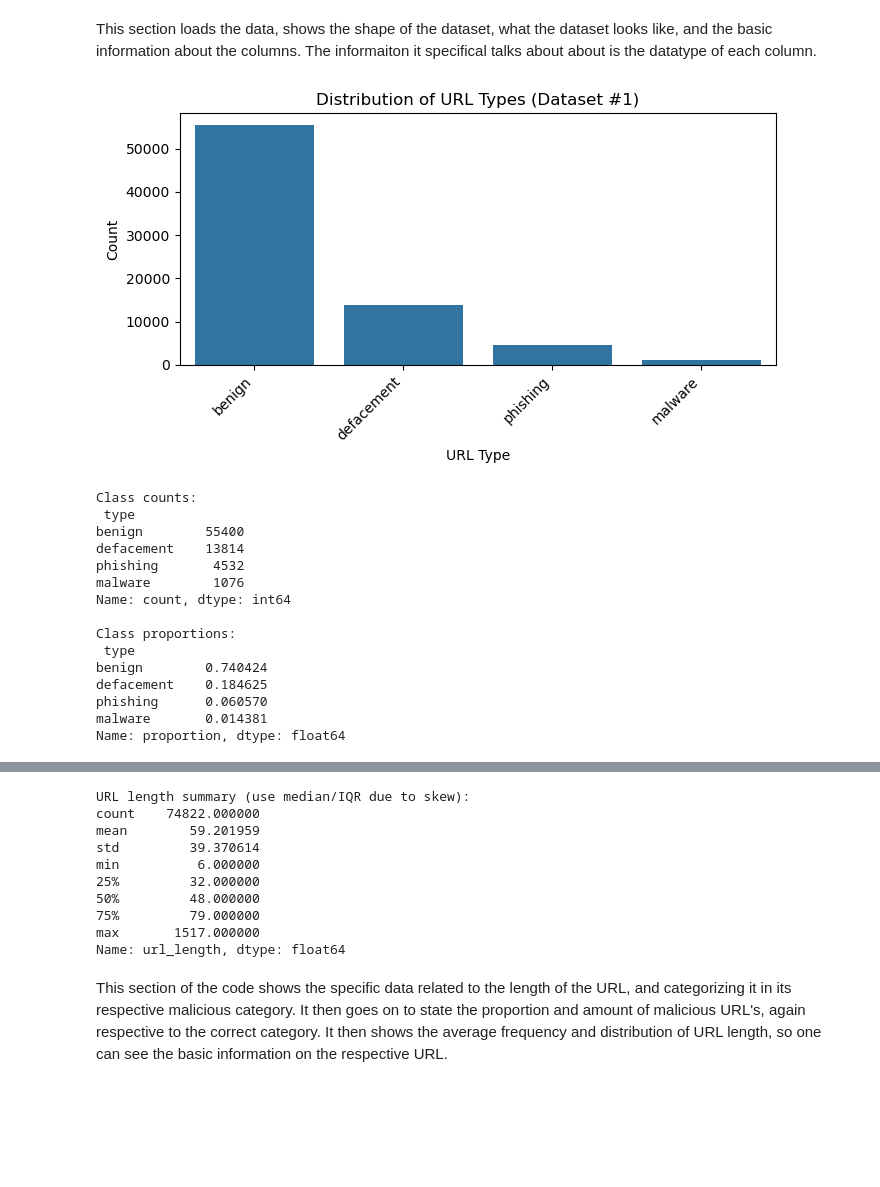
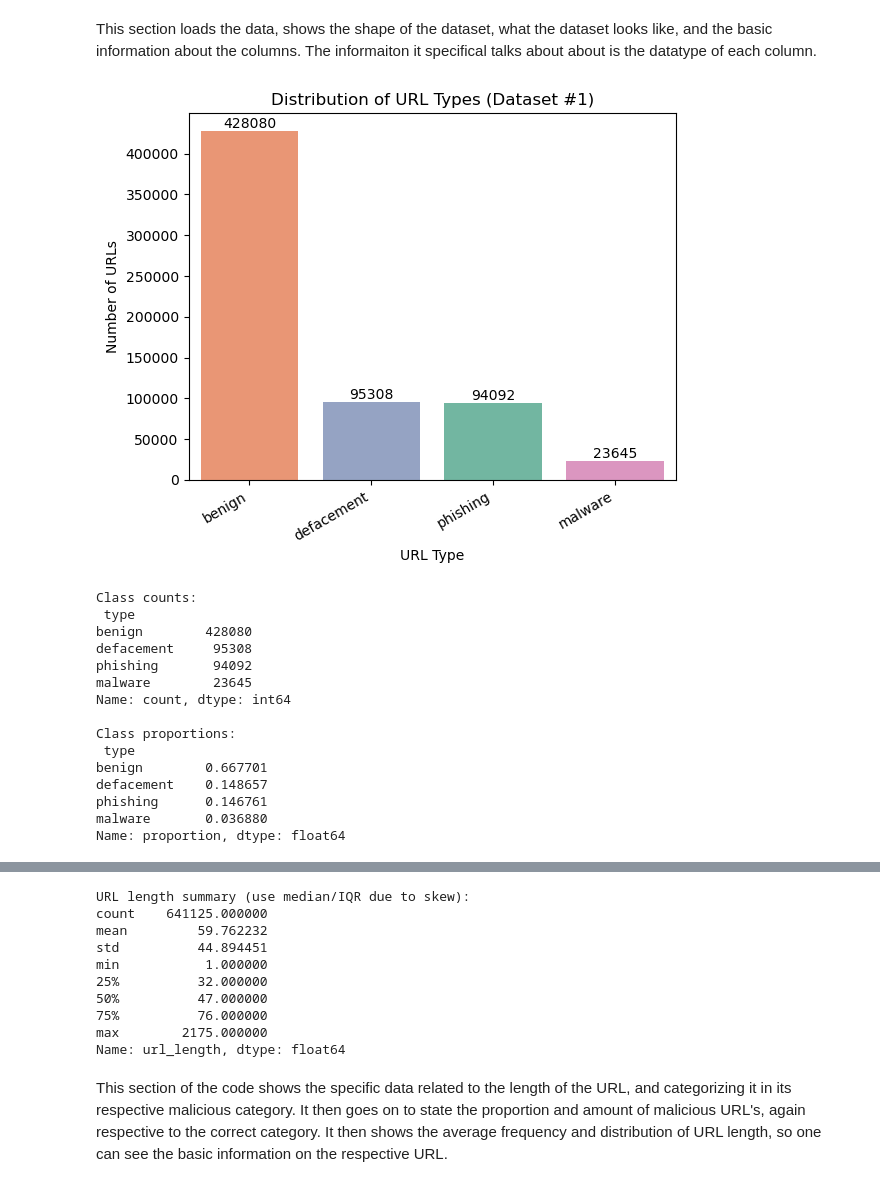
Before and after one commit to COGS108/Group132_WI26, a Jupyter notebook: 02-EDACheckpoint.ipynb, the cells around one changed output, grey strips where cells are left out. Saved outputs shown, nothing was run; the diff lists cells and outputs as text; code cells hidden in the pictures; blank space fills up the shorter version.

Commit message:
EDA figures updated design for Dataset #1 + Authors Contributions
Changed designs of all the distribution figures for Dataset #1; also changing names and sizing.

```diff
--- a/02-EDACheckpoint.ipynb
+++ b/02-EDACheckpoint.ipynb
@@ -471,55 +479,59 @@ dtype: int64
 This section loads the data, shows the shape of the dataset, what the dataset looks like, and the basic information about the columns. The informaiton it specifical talks about about is the datatype of each column.
 # %%
 # Class distribution (important for class imbalance discussion)
-plt.figure(figsize=(7,4))
+plt.figure(figsize=(6, 5))
 order = df["type"].value_counts().index
-sns.countplot(data=df, x="type", order=order)
+ax = sns.countplot(data=df, x="type", order=order, palette="Set2", hue='type')
 plt.title("Distribution of URL Types (Dataset #1)")
 plt.xlabel("URL Type")
-plt.ylabel("Count")
-plt.xticks(rotation=45, ha="right")
+plt.ylabel("Number of URLs")
+plt.xticks(rotation=30, ha="right")
 plt.tight_layout()
+for container in ax.containers:
+    ax.bar_label(container)
 plt.show()
 
 print("\nClass counts:\n", df["type"].value_counts())
 print("\nClass proportions:\n", df["type"].value_counts(normalize=True))
 
 # Univariate distributions for key features (skew/outliers)
 
 # URL length distribution
-plt.figure(figsize=(7,4))
-sns.histplot(df["url_length"], bins=60)
+plt.figure(figsize=(6, 5))
+sns.histplot(df["url_length"], bins=60, color='teal')
+
+plt.xlim(0, df["url_length"].quantile(0.999))
 plt.title("Distribution of URL Length")
 plt.xlabel("URL Length (characters)")
-plt.ylabel("Frequency")
+plt.ylabel("Number of URLs")
 plt.tight_layout()
 plt.show()
 
 # URL length distribution on log scale (helps visualize heavy tail)
-plt.figure(figsize=(7,4))
-sns.histplot(np.log1p(df["url_length"]), bins=60)
-plt.title("Distribution of log1p(URL Length)")
+plt.figure(figsize=(6, 5))
+sns.histplot(np.log1p(df["url_length"]), bins=60, kde=True, color='teal')
+plt.title("Distribution of log1p (URL Length)")
 plt.xlabel("log1p(URL Length)")
-plt.ylabel("Frequency")
+plt.ylabel("Number of URLs")
 plt.tight_layout()
 plt.show()
 
 print("\nURL length summary (use median/IQR due to skew):")
 print(df["url_length"].describe())
 # %% [output]
-[figure, old version]
+[figure, new version]
 Class counts:
  type
-benign        55400
-defacement    13814
-phishing       4532
-malware        1076
+benign        428080
+defacement     95308
+phishing       94092
+malware        23645
 Name: count, dtype: int64
 
 Class proportions:
  type
-benign        0.740424
-defacement    0.184625
-phishing      0.060570
-malware       0.014381
+benign        0.667701
+defacement    0.148657
+phishing      0.146761
+malware       0.036880
 Name: proportion, dtype: float64
@@ -528,12 +540,12 @@ Name: proportion, dtype: float64
 URL length summary (use median/IQR due to skew):
-count    74822.000000
-mean        59.201959
-std         39.370614
-min          6.000000
-25%         32.000000
-50%         48.000000
-75%         79.000000
-max       1517.000000
+count    641125.000000
+mean         59.762232
+std          44.894451
+min           1.000000
+25%          32.000000
+50%          47.000000
+75%          76.000000
+max        2175.000000
 Name: url_length, dtype: float64
 # %% [markdown]
 This section of the code shows the specific data related to the length of the URL, and categorizing it in its respective malicious category. It then goes on to state the proportion and amount of malicious URL's, again respective to the correct category. It then shows the average frequency and distribution of URL length, so one can see the basic information on the respective URL.
```
Also changed, not shown: parts of 12 cells of this notebook.
